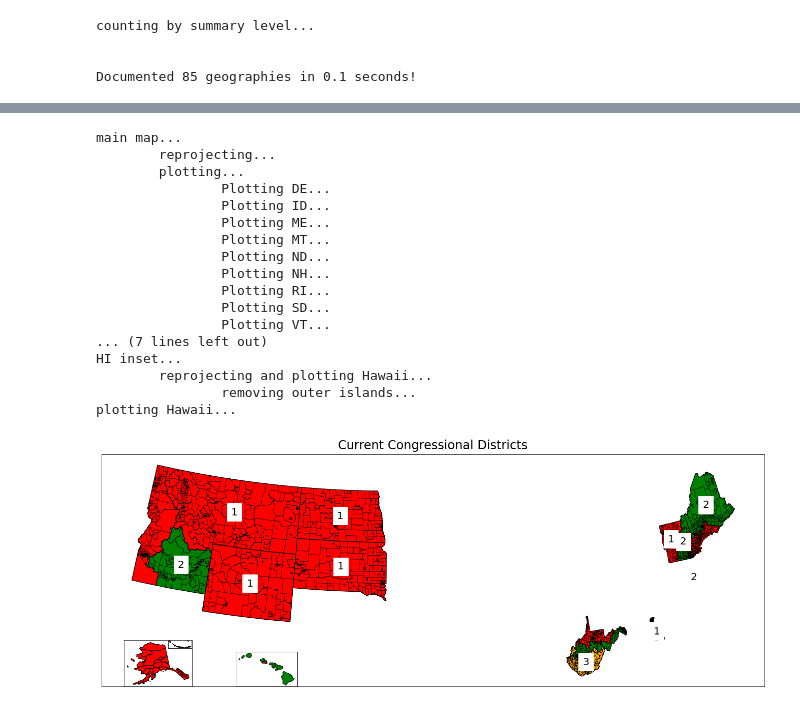
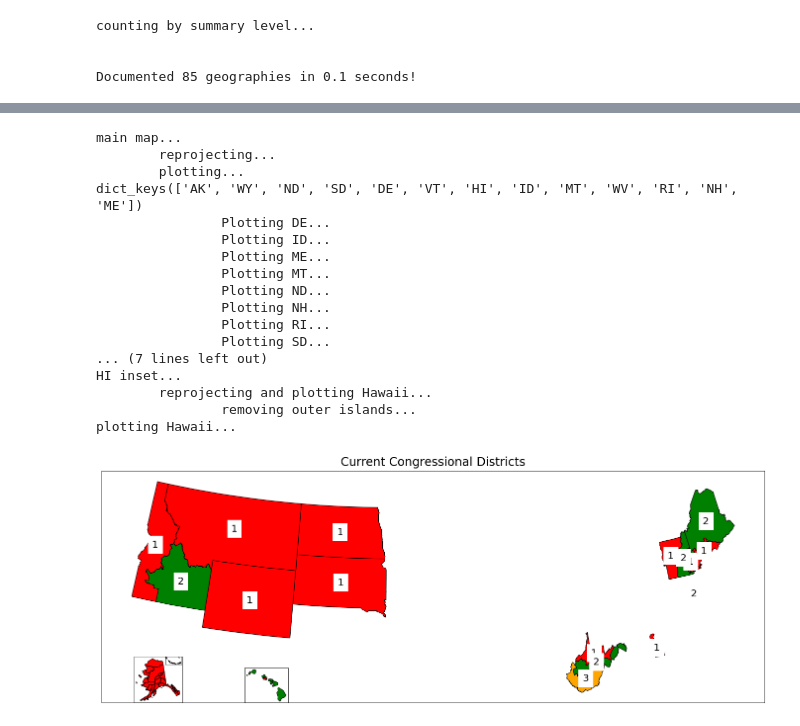
Before and after one commit to raddick/gerrymandering, a Jupyter notebook: gerrymandering-states-with-1.ipynb, the cells around one changed output, grey strips where cells are left out. Drawn from its saved outputs; the diff is of its cells as text; code cells hidden in the pictures.

```diff
--- a/gerrymandering-states-with-1.ipynb
+++ b/gerrymandering-states-with-1.ipynb
@@ -50,9 +50,9 @@ main_map_crs = 102003 #{'init': 'epsg:9822'}
 equal_area_crs = 2163  # An equal area projection: https://epsg.io/2163
 desired_pct_area_overlap = 0.5
 
-show_water = False
+show_water = True
 show_roads = False
-water_area_tol = 1 * 1000 * 1000
+water_area_tol = 100 * 1000 * 1000
 
 #print('Target: each district should contain {0:,.0f} people!'.format(target))
 print('ok')
@@ -341,11 +342,11 @@ geo_df = geo_df.set_index('GEOID')
 #geo_df[geo_df[mycol].notnull()][showcolumns]
 #print('done')
 
-geo_df.merge(sumlevel_df, how='left', on='SUMLEV')
-geo_df.set_index('SUMLEV')
-print('adding summary level descriptions...')
-geo_df = geo_df.reset_index().merge(sumlevel_df, how='left', on='SUMLEV').set_index('GEOID')
-geo_df = geo_df.rename(columns={'description': 'sumlev_description'})
+# geo_df.merge(sumlevel_df, how='left', on='SUMLEV')
+# geo_df.set_index('SUMLEV')
+# print('adding summary level descriptions...')
+# geo_df = geo_df.reset_index().merge(sumlevel_df, how='left', on='SUMLEV').set_index('GEOID')
+# geo_df = geo_df.rename(columns={'description': 'sumlev_description'})
 
 #geo_df
 e = time.time()
@@ -797,11 +802,11 @@ alaska_crs = "epsg:3338"
 hawaii_crs = "+proj=tmerc +lat_0=21.16666666666667 +lon_0=-158 +k=0.99999 +x_0=500000.0000000002 +y_0=0 +datum=NAD83 +units=us-ft +no_defs "
 
 
-show_tracts = True
+show_tracts = False
 show_water = False
 
 print('main map...')
-#print('\tplotting congressional districts...')
+
 print('\treprojecting...')
 
 main_map_bounds = unary_union(state_gdf[state_gdf['STUSPS'].apply(lambda x: x not in ['AK', 'HI'])].to_crs(main_map_crs).geometry.tolist()).bounds
@@ -811,10 +816,9 @@ fig, ax = plt.subplots(1,1,figsize=(24, 24/main_map_aspect_ratio))
 ax.set_aspect('equal')
 
 
-#state_gdf[state_gdf['STUSPS'].apply(lambda x: x not in ['AK', 'HI'])].to_crs(main_map_crs).plot(ax=ax)
 print('\tplotting...')
-#.to_crs(main_map_crs)
-for this_state in state_gdf[state_gdf['STUSPS'].apply(lambda x: x not in ['AK', 'HI'])]['STUSPS'].sort_values().tolist():
+
+for this_state in state_gdf[(state_gdf['STUSPS'].isin(these_states_dict.keys())) & (state_gdf['STUSPS'].apply(lambda x: x not in ['AK', 'HI']))]['STUSPS'].sort_values().tolist():
     print('\t\tPlotting {0:}...'.format(this_state))
     cdlist = cd_gdf[cd_gdf['STUSAB'] == this_state]['CD116'].drop_duplicates().sort_values().tolist()
     for i in range(1, len(cdlist)+1):
@@ -822,27 +826,28 @@ for this_state in state_gdf[state_gdf['STUSPS'].apply(lambda x: x not in ['AK',
             (cd_gdf['STUSAB'] == this_state)
             & (cd_gdf['CD116'] == i)
         ].to_crs(main_map_crs).plot(ax=ax, color=district_color_cycle[i], edgecolor='black')
-    annotator = i
-    this_district_geo = unary_union(cd_gdf[(cd_gdf['STUSAB'] == this_state) & (cd_gdf['CD116'] == i)].to_crs(main_map_crs).geometry.tolist())
-    centerpoint = (this_district_geo.centroid.x, this_district_geo.centroid.y)
+        annotator = i
+        #this_district_geo = unary_union(cd_gdf[(cd_gdf['STUSAB'] == this_state) & (cd_gdf['CD116'] == i)].to_crs(main_map_crs).geometry.tolist())
+        this_district_geo = unary_union(cd_gdf[(cd_gdf['STUSAB'] == this_state) & (cd_gdf['CD116'] == i)].to_crs(main_map_crs).geometry.tolist())
+        centerpoint = (this_district_geo.centroid.x, this_district_geo.centroid.y)
 
-    #break
-    #centerpoint = (cd_gdf[cd_gdf['CD116'] == thiscd]['INTPTLON'].values[0], cd_gdf[cd_gdf['CD116'] == thiscd]['INTPTLAT'].values[0])
-    ax.annotate(annotator, centerpoint,
-                color='black', backgroundcolor='white', ha='center', va='center', fontsize=20)
+        #break
+        #centerpoint = (cd_gdf[cd_gdf['CD116'] == thiscd]['INTPTLON'].values[0], cd_gdf[cd_gdf['CD116'] == thiscd]['INTPTLAT'].values[0])
+        ax.annotate(annotator, centerpoint,
+                    color='black', backgroundcolor='white', ha='center', va='center', fontsize=20)
 
 if (show_tracts):
     print('\tplotting census tracts...')
-    tract_gdf[tract_gdf['STUSAB'].apply(lambda x: x not in ['AK', 'HI'])].to_crs(main_map_crs).plot(ax=ax, color='none', edgecolor='black', linewidth=0.5)
+    tract_gdf[tract_gdf['STATEFP'].apply(lambda x: x not in [2,15])].to_crs(main_map_crs).plot(ax=ax, color='none', edgecolor='black', linewidth=0.5)
 
 if (show_water):
     print('\tplotting census tracts...')
-    water_gdf[water_gdf['STUSAB'].apply(lambda x: x not in ['AK', 'HI'])].to_crs(main_map_crs).plot(ax=ax, color='none', edgecolor='black', linewidth=0.5)
+    water_gdf[water_gdf['STATEFP'].apply(lambda x: x not in [2,15])].to_crs(main_map_crs).plot(ax=ax, color='none', edgecolor='black', linewidth=0.5)
 
 
 
 
-#ax.legend(handles=legend_list, fontsize=10)
+# #ax.legend(handles=legend_list, fontsize=10)
 
 
 if (len(list(these_states_dict.keys())) == 1):
@@ -853,18 +858,18 @@ if (len(list(these_states_dict.keys())) == 1):
 else:
     ax.set_title('Current Congressional Districts', fontsize=24, y=1.01)
 
-# # # ax.tick_params(axis='both', labelsize=20)
+# # # # ax.tick_params(axis='both', labelsize=20)
 
-# # # # print('saving figure...')
-# # # # fig.savefig('{0:}{1:}_old.png'.format(script_dir, list(these_states_dict.keys())[0].lower()), format='png', dpi=300, bbox_inches='tight', facecolor='white')
+# # # # # print('saving figure...')
+# # # # # fig.savefig('{0:}{1:}_old.png'.format(script_dir, list(these_states_dict.keys())[0].lower()), format='png', dpi=300, bbox_inches='tight', facecolor='white')
 
-# # #plt.show()
-# e = time.time()
-# g += (e-s)
-# print('Done plotting in {0:.0f} minutes {1:.0f} seconds!'.format(np.floor((e-s)/60), (e-s)%60))
-# #[inset['axes_position'][0], inset['axes_position'][1], inset['axes_size'][0], inset['axes_size'][1]]
+# # # #plt.show()
+# # e = time.time()
+# # g += (e-s)
+# # print('Done plotting in {0:.0f} minutes {1:.0f} seconds!'.format(np.floor((e-s)/60), (e-s)%60))
+# # #[inset['axes_position'][0], inset['axes_position'][1], inset['axes_size'][0], inset['axes_size'][1]]
 
-# state_gdf[state_gdf['NAME'].apply(lambda x: x not in ['Alaska', 'Hawaii'])].to_crs(main_map_crs).plot(ax=ax)
+# # state_gdf[state_gdf['NAME'].apply(lambda x: x not in ['Alaska', 'Hawaii'])].to_crs(main_map_crs).plot(ax=ax)
 
 print('AK inset...')
 print('\treprojecting Alaska...')
@@ -933,33 +938,33 @@ print('plotting Hawaii...')
 cdlist = cd_gdf[cd_gdf['STUSAB'] == 'HI']['CD116'].drop_duplicates().sort_values().tolist()
 for i in range(1, len(cdlist)+1):
     geopandas.overlay(
         cd_gdf[(cd_gdf['STUSAB'] == 'HI') & (cd_gdf['CD116'] == i)],
         fixed_hawaii_gdf,
         #county_gdf[(county_gdf['STATEFP'] == state_gdf[(state_gdf['NAME'] == 'Alaska')]['STATEFP'].values[0]) & (county_gdf['NAME'] != 'Aleutians West')],
         how='intersection').to_crs(hawaii_crs).plot(ax=hi_inset_ax, color=district_color_cycle[i], edgecolor='black')
 
 for thisax in [ax, ak_inset_ax, aleutians_inset_ax, hi_inset_ax]:
     thisax.set_xticks([])
     thisax.set_yticks([])
 
 plt.show()
 # %% [output]
 main map...
         reprojecting...
         plotting...
+dict_keys(['AK', 'WY', 'ND', 'SD', 'DE', 'VT', 'HI', 'ID', 'MT', 'WV', 'RI', 'NH', 'ME'])
                 Plotting DE...
                 Plotting ID...
                 Plotting ME...
                 Plotting MT...
                 Plotting ND...
                 Plotting NH...
                 Plotting RI...
                 Plotting SD...
-                Plotting VT...
 ... (7 lines left out)
 HI inset...
         reprojecting and plotting Hawaii...
                 removing outer islands...
 plotting Hawaii...
-[figure, old version]
+[figure, new version]
 # %%
```
Also changed, not shown: parts of 14 cells of this notebook, 1 other file.
